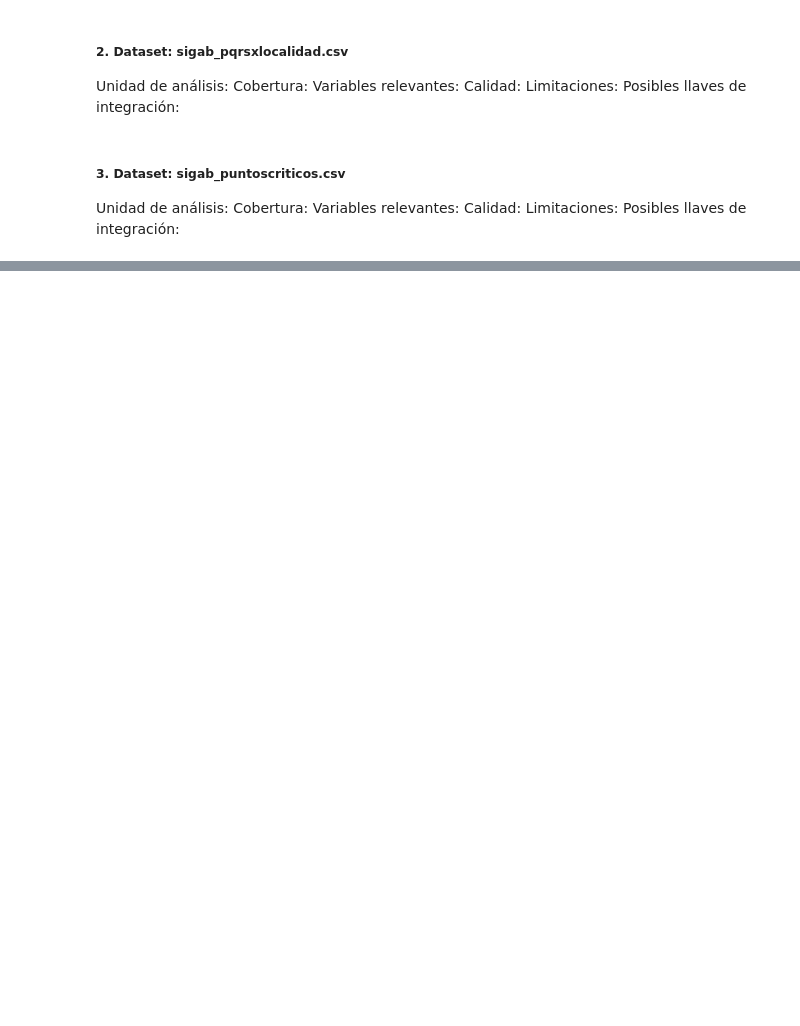
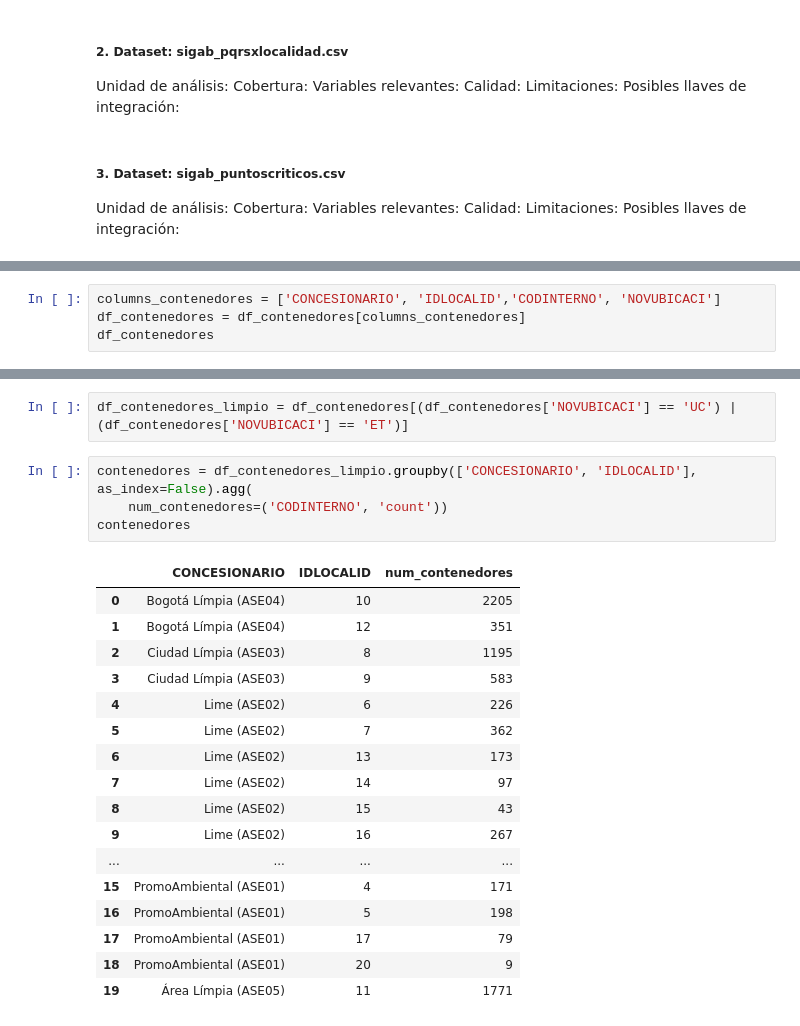
Before and after one commit to Ale92009/DATA1002_Proyecto2, a Jupyter notebook: notebooks/desarrollo.ipynb, the cells around one changed output, grey strips where cells are left out. Drawn from its saved outputs; the diff is of its cells as text; blank space fills up the shorter version.

```diff
--- a/notebooks/desarrollo.ipynb
+++ b/notebooks/desarrollo.ipynb
@@ -51,0 +95,4 @@ Posibles llaves de integración:
+# %%
+columns_contenedores = ['CONCESIONARIO', 'IDLOCALID','CODINTERNO', 'NOVUBICACI']
+df_contenedores = df_contenedores[columns_contenedores]
+df_contenedores
@@ -51,0 +113,24 @@ Posibles llaves de integración:
+# %%
+df_contenedores_limpio = df_contenedores[(df_contenedores['NOVUBICACI'] == 'UC') | (df_contenedores['NOVUBICACI'] == 'ET')]
+# %%
+contenedores = df_contenedores_limpio.groupby(['CONCESIONARIO', 'IDLOCALID'], as_index=False).agg(
+    num_contenedores=('CODINTERNO', 'count'))
+contenedores
+# %% [output]
+|  | CONCESIONARIO | IDLOCALID | num_contenedores |
+| 0 | Bogotá Límpia (ASE04) | 10 | 2205 |
+| 1 | Bogotá Límpia (ASE04) | 12 | 351 |
+| 2 | Ciudad Límpia (ASE03) | 8 | 1195 |
+| 3 | Ciudad Límpia (ASE03) | 9 | 583 |
+| 4 | Lime (ASE02) | 6 | 226 |
+| 5 | Lime (ASE02) | 7 | 362 |
+| 6 | Lime (ASE02) | 13 | 173 |
+| 7 | Lime (ASE02) | 14 | 97 |
+| 8 | Lime (ASE02) | 15 | 43 |
+| 9 | Lime (ASE02) | 16 | 267 |
+| ... | ... | ... | ... |
+| 15 | PromoAmbiental (ASE01) | 4 | 171 |
+| 16 | PromoAmbiental (ASE01) | 5 | 198 |
+| 17 | PromoAmbiental (ASE01) | 17 | 79 |
+| 18 | PromoAmbiental (ASE01) | 20 | 9 |
+| 19 | Área Límpia (ASE05) | 11 | 1771 |
```
Also changed, not shown: parts of 14 cells of this notebook, 1 other file.
